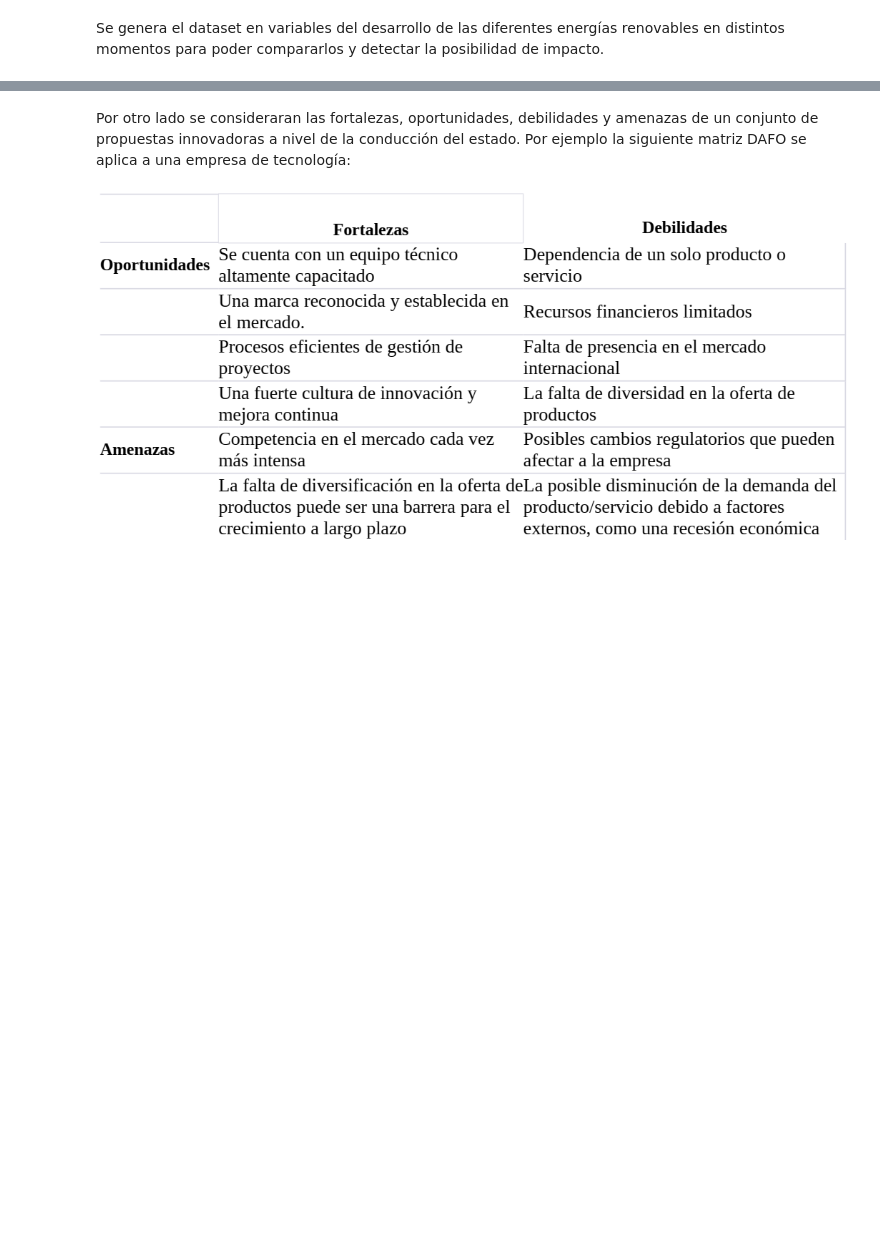
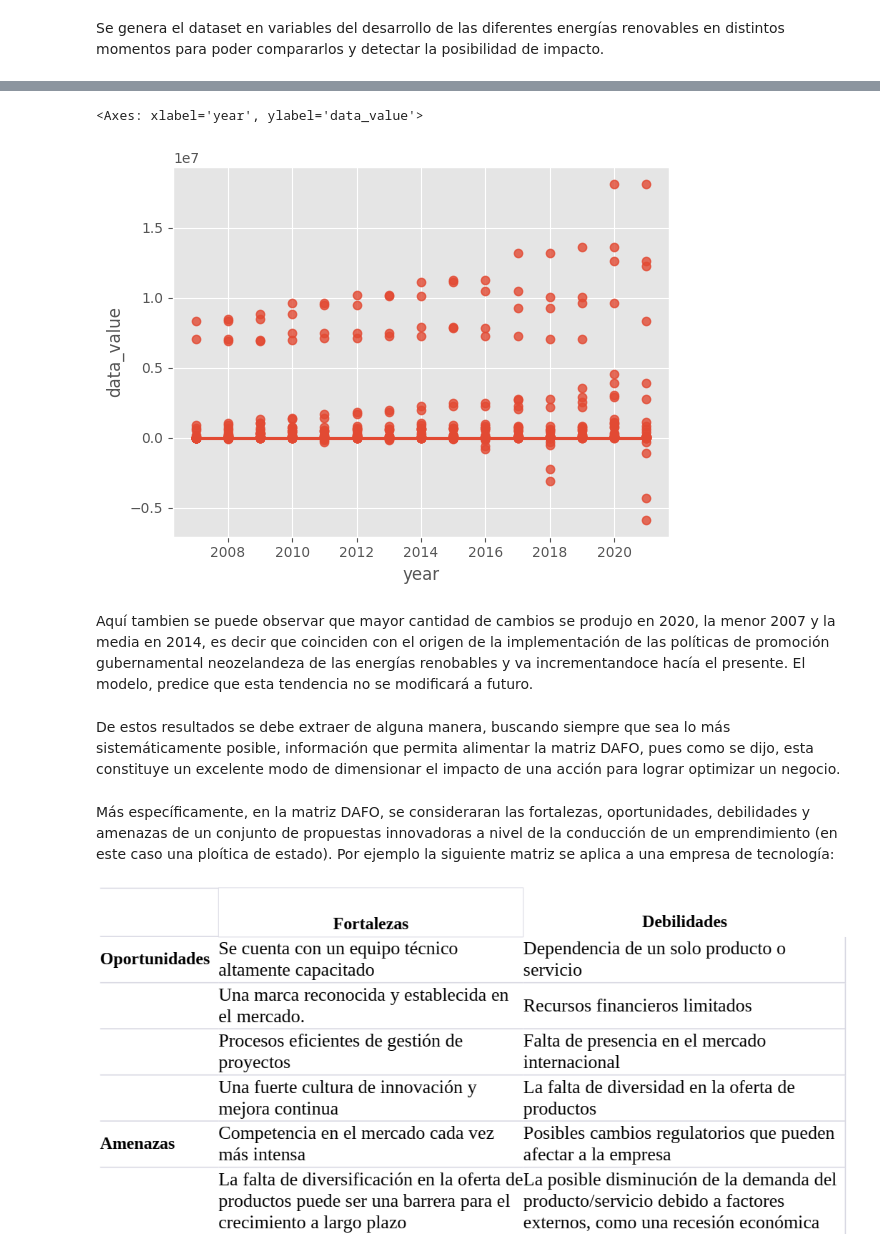
Before and after one commit to Jmarsaki/profin_PP2, a Jupyter notebook: Proyecto_de_software_para_medir_posible_impacto_en_políticas_de_innovación_energética.ipynb, the cells around one changed output, grey strips where cells are left out. Drawn from its saved outputs; the diff is of its cells as text; code cells hidden in the pictures; blank space fills up the shorter version.

```diff
--- a/Proyecto_de_software_para_medir_posible_impacto_en_políticas_de_innovación_energética.ipynb
+++ b/Proyecto_de_software_para_medir_posible_impacto_en_políticas_de_innovación_energética.ipynb
@@ -122,5 +325,18 @@ ESTO ES SOLO UNA MUESTRA PERO FALTA EL DESARROLLO DE LA VARIABLES INDEPENDIENTES
+# %%
+# Gráfico del modelo
+# ==============================================================================
+#trazar la curva de regresión logística de puntos
+
+sns.regplot(x='year', y='data_value', data=df, logistic=True)
+# %% [output]
+<Axes: xlabel='year', ylabel='data_value'>
+[figure, added]
+# %% [markdown]
+Aquí tambien se puede observar que mayor cantidad de cambios se produjo en 2020, la menor 2007 y la media en 2014, es decir que coinciden con el origen de la implementación de las políticas de promoción gubernamental neozelandeza de las energías renobables y va incrementandoce hacía el presente. El modelo, predice que esta tendencia no se modificará a futuro.
+# %% [markdown]
+De estos resultados se debe extraer de alguna manera, buscando siempre que sea lo más sistemáticamente posible, información que permita alimentar la matriz DAFO, pues como se dijo, esta constituye un excelente modo de dimensionar el impacto de una acción para lograr optimizar un negocio.
 # %% [markdown]
-Por otro lado se consideraran las fortalezas, oportunidades, debilidades y amenazas de un conjunto de propuestas innovadoras a nivel de la conducción del estado. Por ejemplo la siguiente matriz DAFO se aplica a una empresa de tecnología:
+Más específicamente, en la matriz DAFO, se consideraran las fortalezas, oportunidades, debilidades y amenazas de un conjunto de propuestas innovadoras a nivel de la conducción de un emprendimiento (en este caso una ploítica de estado). Por ejemplo la siguiente matriz se aplica a una empresa de tecnología:
 # %% [markdown]
 ![image.png](embedded-picture-1)
 # %% [markdown]
```
Also changed, not shown: parts of 24 cells of this notebook.
